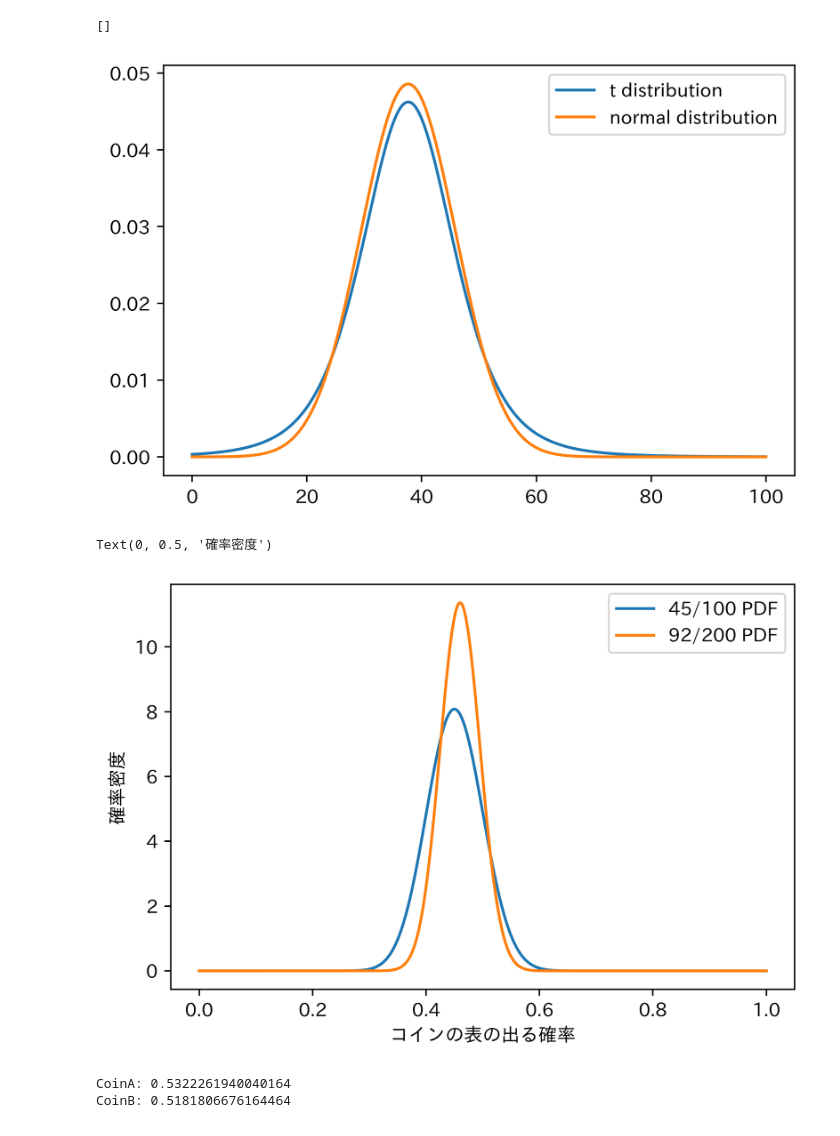
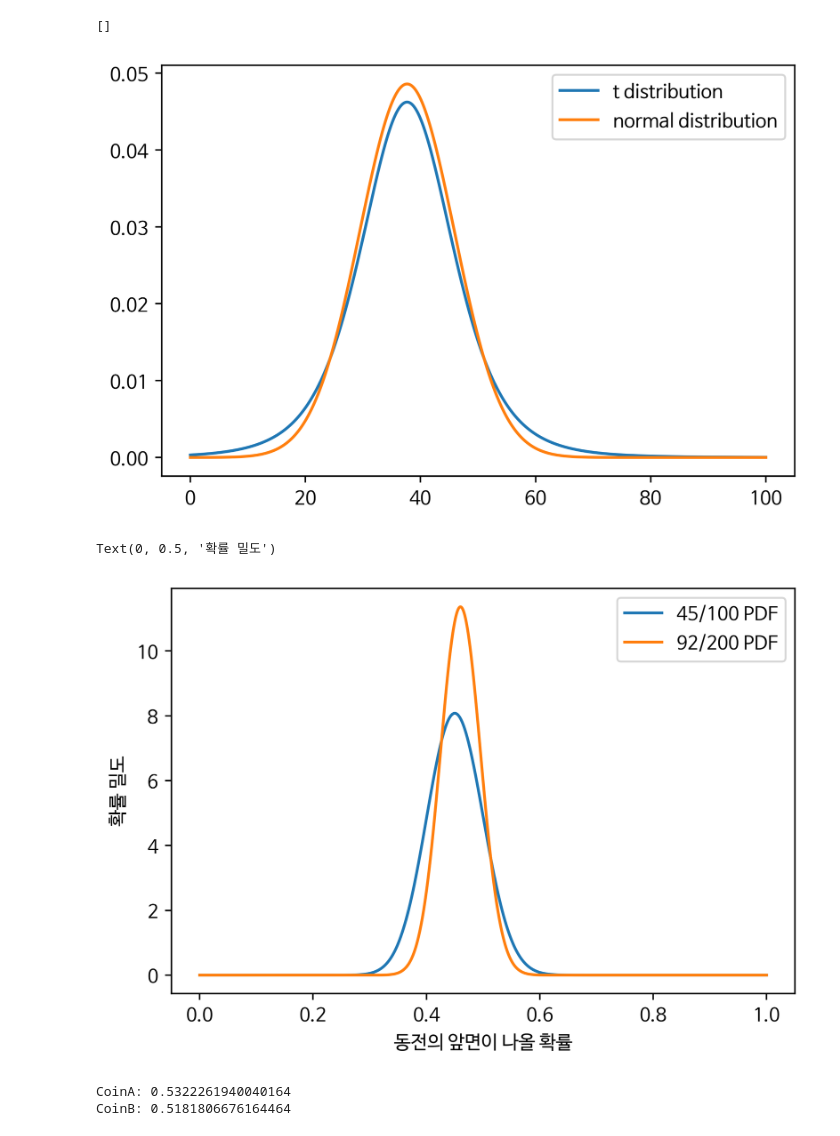
Before and after one commit to oreilly-japan/ml-at-work, a Jupyter notebook: chap11/01_bandit_test.ipynb, the cells around one changed output. Cells and saved outputs as stored; diff of their text form; code cells hidden in the pictures.

```diff
--- a/chap11/01_bandit_test.ipynb
+++ b/chap11/01_bandit_test.ipynb
@@ -12,4 +35,4 @@ import numpy as np
 import scipy
 import scipy.stats
 import matplotlib.pyplot as plt
-import japanize_matplotlib
+plt.rc('font', family='NanumBarunGothic')
@@ -105,11 +128,11 @@ print("90%信用区間(400/1000)\t", scipy.stats.beta.interval(0.90, a3 + 1, b3
 # %%
-# https://hira03.hatenablog.com/entry/statistics_interval_estimation_of_population_mean_unknown
+# https://hira03.hatenablog.com/entry/statistics_interval_estimation_of_population_mean_unknown (일본어)
 
-data = [32, 12, 20, 42, 61, 59] # 標本
-n = len(data) # サンプルサイズ
-mean = np.mean(data) # 標本平均
-se = np.std(data, ddof=1) / (n ** 0.5) #標準誤差
-dof = n - 1 # 自由度
+data = [32, 12, 20, 42, 61, 59]  # 표본
+n = len(data)  # 표본 크기
+mean = np.mean(data)  # 표본 평균
+se = np.std(data, ddof=1) / (n ** 0.5)  # 표본 오차
+dof = n - 1  # 자유도
 x = np.linspace(0, 100, 10000)
 plt.figure(dpi=400)
 plt.plot(x, scipy.stats.t.pdf(x, loc=mean, scale=se, df=dof), label="t distribution")
@@ -118,22 +141,22 @@ plt.legend()
 plt.plot()
 # %% [output]
 []
-[figure, old version]
+[figure, new version]
 # %%
 a1 = 45
 b1 = 100 - a1
 a2 = 92
 b2 = 200 - a2
 x = np.linspace(0, 1, 10000)
 plt.figure(dpi=400)
 plt.plot(x, scipy.stats.beta.pdf(x, a1+1, b1+1), label="45/100 PDF")
 plt.plot(x, scipy.stats.beta.pdf(x, a2+1, b2+1), label="92/200 PDF")
 plt.legend()
-plt.xlabel("コインの表の出る確率")
-plt.ylabel("確率密度")
+plt.xlabel("동전의 앞면이 나올 확률")
+plt.ylabel("확률 밀도")
 # %% [output]
-Text(0, 0.5, '確率密度')
+Text(0, 0.5, '확률 밀도')
-[figure, old version]
+[figure, new version]
 # %%
 print("CoinA:", scipy.stats.beta.ppf(0.95, a1 + 1, b1 + 1))
 print("CoinB:", scipy.stats.beta.ppf(0.95, a2 + 1, b2 + 1))
```
Also changed, not shown: parts of 24 cells of this notebook, 9 other files.
